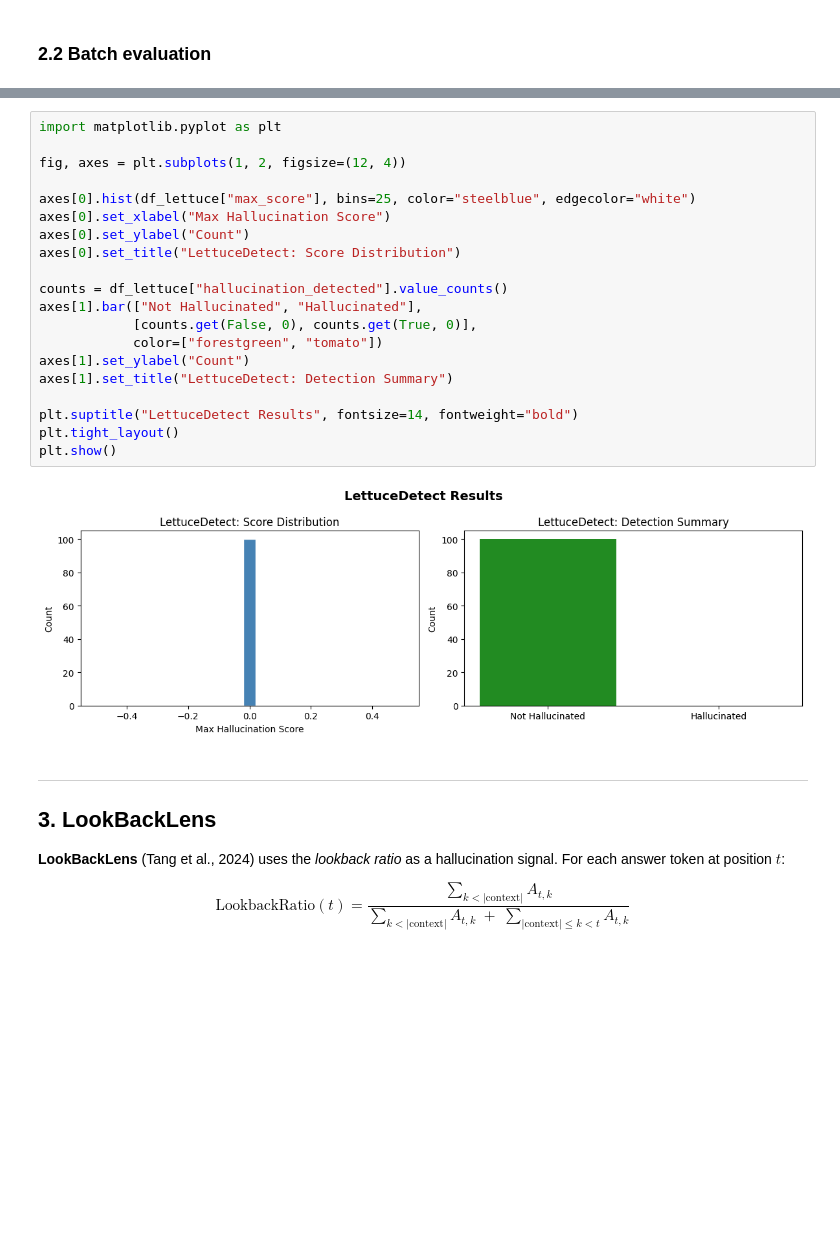
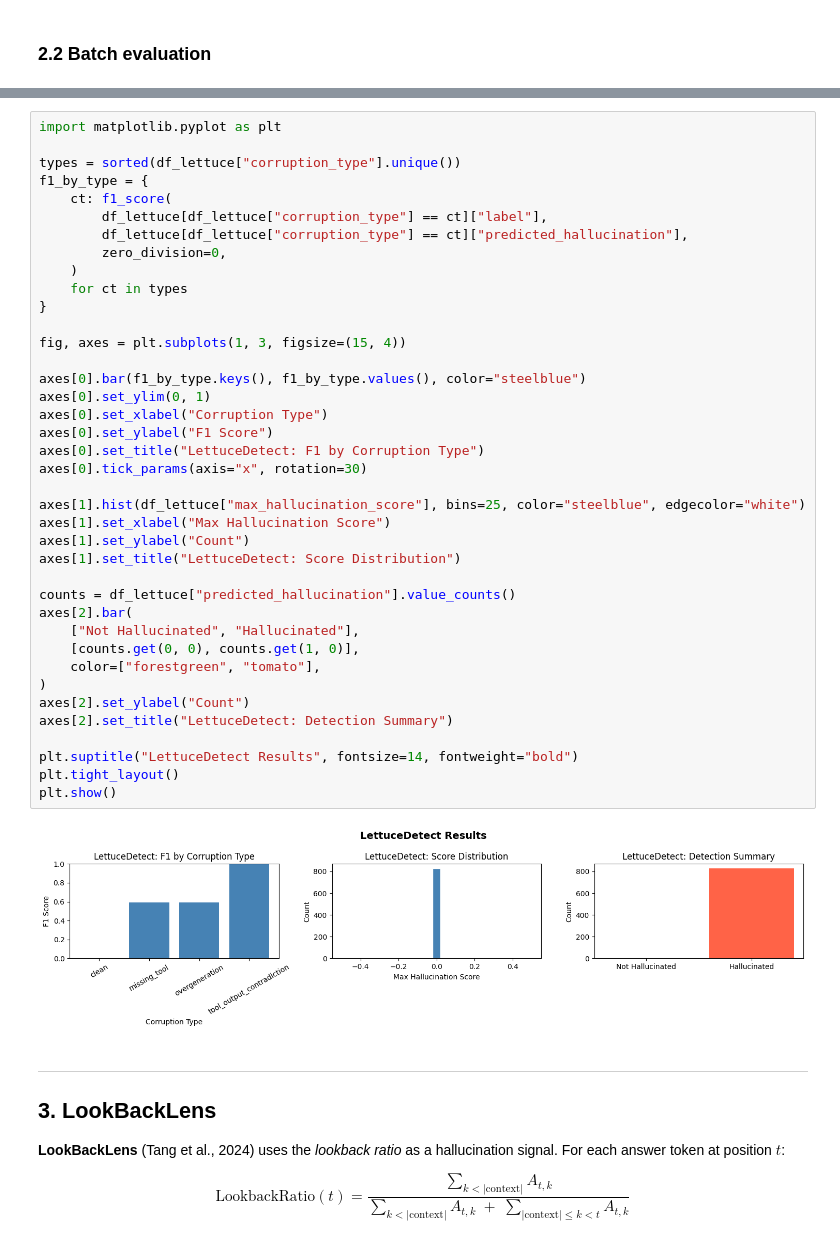
Before and after one commit to Lerusya66/toolace, a Jupyter notebook: evaluation_baselines.ipynb, the cells around one changed output, grey strips where cells are left out. Saved outputs shown, nothing was run; the diff lists cells and outputs as text; blank space fills up the shorter version.

Commit message:
Fix the dataset loading to use the datasets folder and resolve several bugs related to hallucination detection.

```diff
--- a/evaluation_baselines.ipynb
+++ b/evaluation_baselines.ipynb
@@ -215,25 +328,44 @@ Name: count, dtype: int64
 # %%
 import matplotlib.pyplot as plt
 
-fig, axes = plt.subplots(1, 2, figsize=(12, 4))
+types = sorted(df_lettuce["corruption_type"].unique())
+f1_by_type = {
+    ct: f1_score(
+        df_lettuce[df_lettuce["corruption_type"] == ct]["label"],
+        df_lettuce[df_lettuce["corruption_type"] == ct]["predicted_hallucination"],
+        zero_division=0,
+    )
+    for ct in types
+}
 
-axes[0].hist(df_lettuce["max_score"], bins=25, color="steelblue", edgecolor="white")
-axes[0].set_xlabel("Max Hallucination Score")
-axes[0].set_ylabel("Count")
-axes[0].set_title("LettuceDetect: Score Distribution")
+fig, axes = plt.subplots(1, 3, figsize=(15, 4))
 
-counts = df_lettuce["hallucination_detected"].value_counts()
-axes[1].bar(["Not Hallucinated", "Hallucinated"],
-            [counts.get(False, 0), counts.get(True, 0)],
-            color=["forestgreen", "tomato"])
+axes[0].bar(f1_by_type.keys(), f1_by_type.values(), color="steelblue")
+axes[0].set_ylim(0, 1)
+axes[0].set_xlabel("Corruption Type")
+axes[0].set_ylabel("F1 Score")
+axes[0].set_title("LettuceDetect: F1 by Corruption Type")
+axes[0].tick_params(axis="x", rotation=30)
+
+axes[1].hist(df_lettuce["max_hallucination_score"], bins=25, color="steelblue", edgecolor="white")
+axes[1].set_xlabel("Max Hallucination Score")
 axes[1].set_ylabel("Count")
-axes[1].set_title("LettuceDetect: Detection Summary")
+axes[1].set_title("LettuceDetect: Score Distribution")
+
+counts = df_lettuce["predicted_hallucination"].value_counts()
+axes[2].bar(
+    ["Not Hallucinated", "Hallucinated"],
+    [counts.get(0, 0), counts.get(1, 0)],
+    color=["forestgreen", "tomato"],
+)
+axes[2].set_ylabel("Count")
+axes[2].set_title("LettuceDetect: Detection Summary")
 
 plt.suptitle("LettuceDetect Results", fontsize=14, fontweight="bold")
 plt.tight_layout()
 plt.show()
 # %% [output]
-[figure, old version]
+[figure, new version]
 # %% [markdown]
 ---
 ## 3. LookBackLens
```
Also changed, not shown: parts of 14 cells of this notebook.
